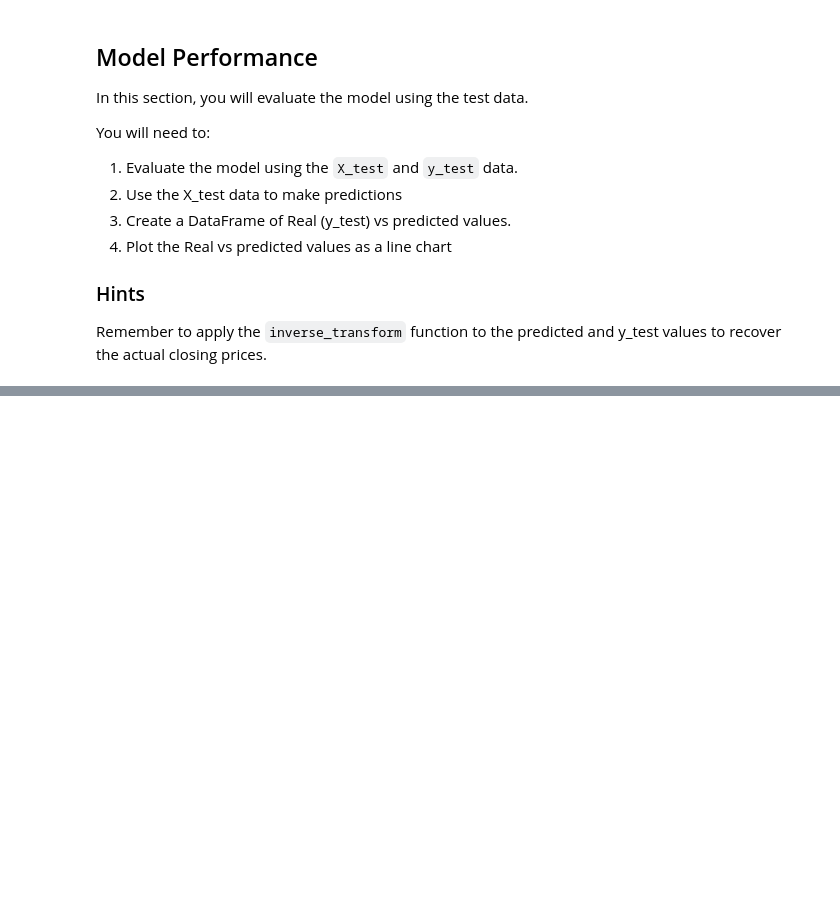
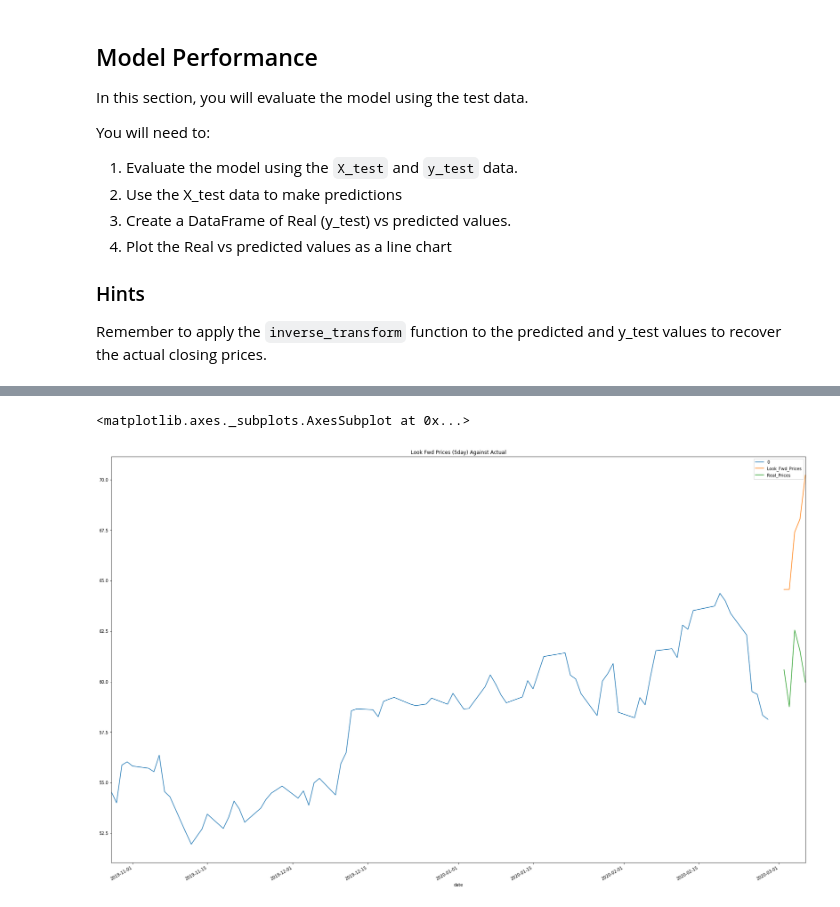
Before and after one commit to sselvakularanjan/FinTech-Project-2, a Jupyter notebook: MSR_lstm_stock_predictor_closing.ipynb, the cells around one changed output, grey strips where cells are left out. Cells and saved outputs as stored; diff of their text form; code cells hidden in the pictures; blank space fills up the shorter version.

```diff
--- a/MSR_lstm_stock_predictor_closing.ipynb
+++ b/MSR_lstm_stock_predictor_closing.ipynb
@@ -300,0 +348,2 @@ stock_closing.plot(title='Close price predictions using LSTM RNN on closing pric
+# %%
+look_fwd=pd.concat([df[df.columns[feature_column]],out_of_sample],axis=0,join='outer')
@@ -300,0 +354,2 @@ stock_closing.plot(title='Close price predictions using LSTM RNN on closing pric
+# %%
+look_fwd_2020=look_fwd.iloc[-90:]
@@ -300,0 +358,5 @@ stock_closing.plot(title='Close price predictions using LSTM RNN on closing pric
+# %%
+look_fwd_2020.plot(figsize=(30,20),title='Look Fwd Prices (5day) Against Actual')
+# %% [output]
+<matplotlib.axes._subplots.AxesSubplot at 0x...>
+[figure, added]
```
Also changed, not shown: parts of 25 cells of this notebook, 1 other file.
